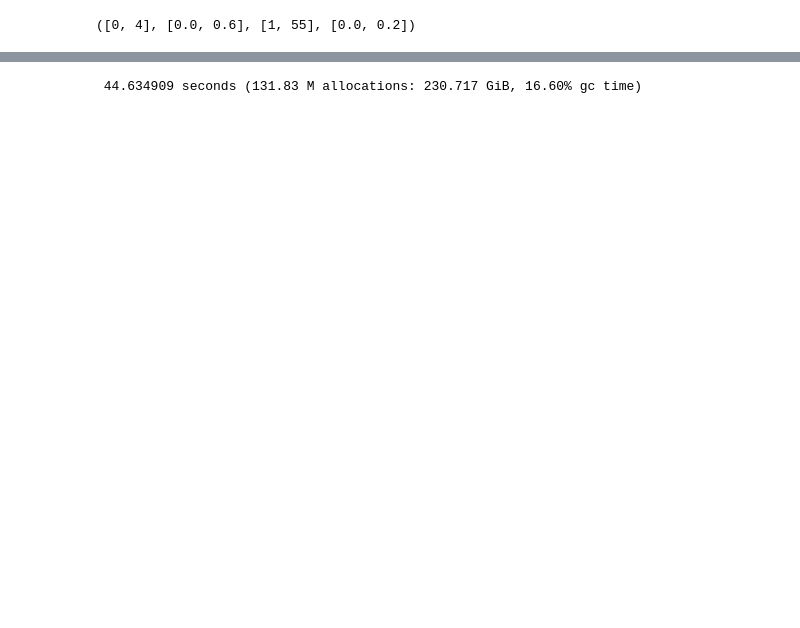
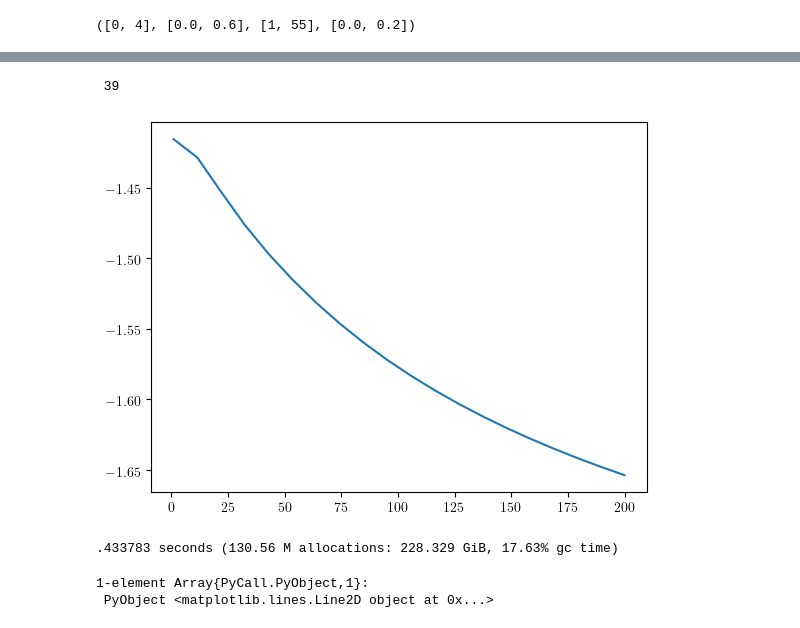
Before and after one commit to axsk/OEBayes, a Jupyter notebook: notebooks/comparison.ipynb, the cells around one changed output, grey strips where cells are left out. Cells and saved outputs as stored; diff of their text form; code cells hidden in the pictures; blank space fills up the shorter version.

```diff
--- a/notebooks/comparison.ipynb
+++ b/notebooks/comparison.ipynb
@@ -183,8 +167,12 @@ PyPlot.savefig("all.pdf", bbox_inches="tight")
 # %%
 ## thik estimator transformed
 regs = [ThikonovRegularizer(γ) for γ in linspace(1,200,ncv)]
-@time ss = [cvscore(mt, d, d->ebprior(mt, d, r, OPTCONFIG), kfold) for r in regs]
+@time ss = [cvscore(mt, d, d->ebprior(mt, d, r, OPTCONFIG)) for r in regs]
 regTt = regs[argmax(ss)].γ
-Plots.plot([r.γ for r in regs], ss)
+plot([r.γ for r in regs], ss)
 # %% [output]
- 44.634909 seconds (131.83 M allocations: 230.717 GiB, 16.60% gc time)
+ 39
+[figure, added]
+.433783 seconds (130.56 M allocations: 228.329 GiB, 17.63% gc time)
+1-element Array{PyCall.PyObject,1}:
+ PyObject <matplotlib.lines.Line2D object at 0x...>
```
Also changed, not shown: parts of 34 cells of this notebook, 8 other files.
